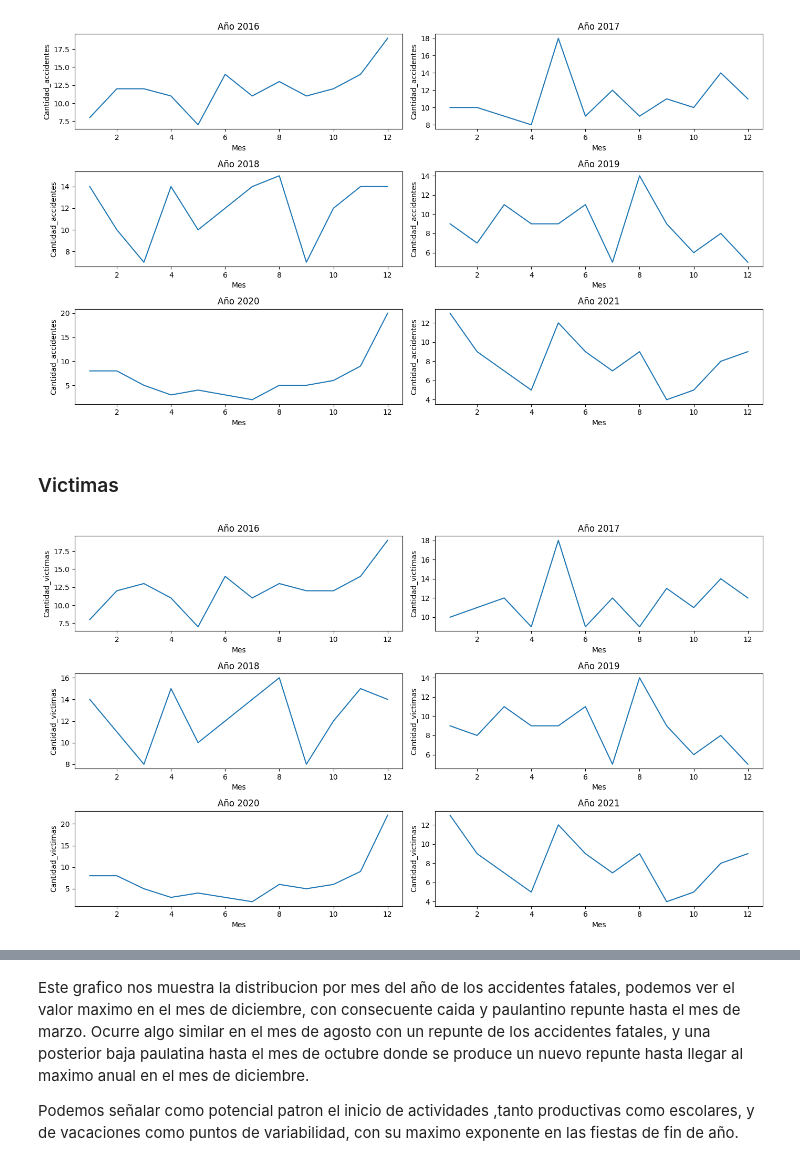
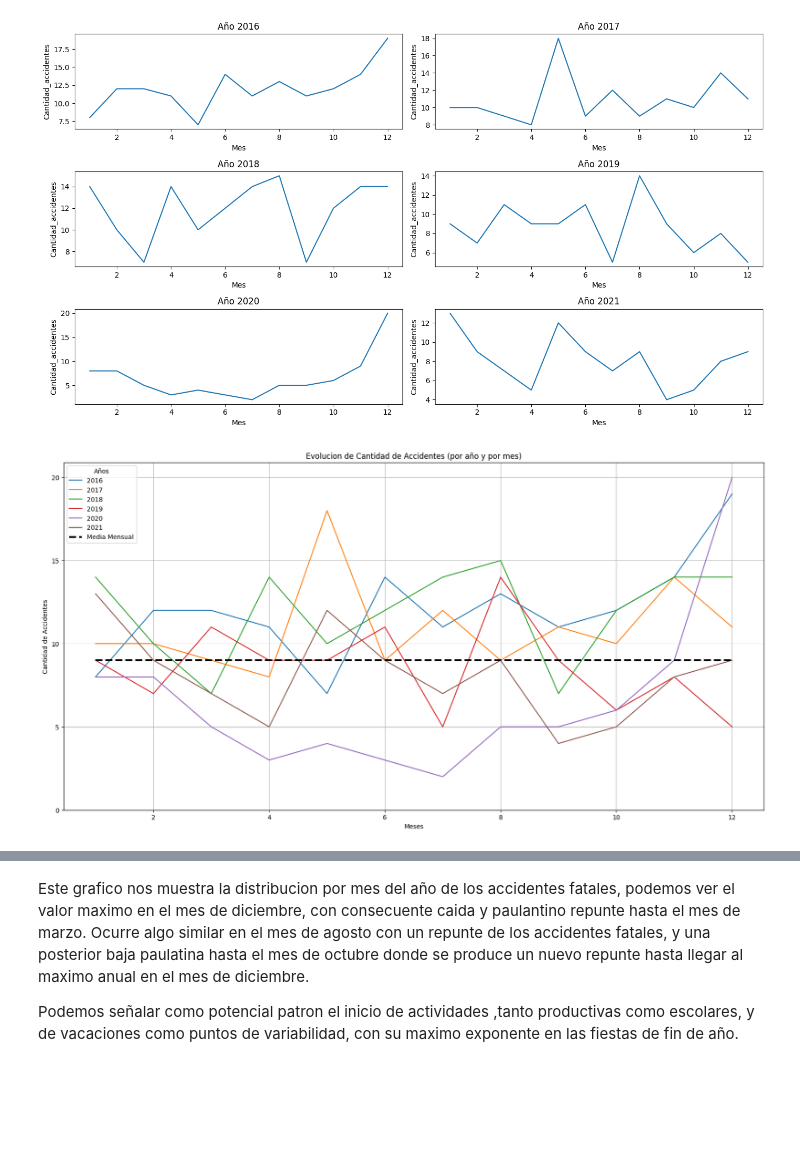
Before and after one commit to marco11235813/PI_DataAnalytics, a Jupyter notebook: Jupiter_Notebooks/EDA.ipynb, the cells around one changed output, grey strips where cells are left out. Drawn from its saved outputs; the diff is of its cells as text; code cells hidden in the pictures; blank space fills up the shorter version.

```diff
--- a/Jupiter_Notebooks/EDA.ipynb
+++ b/Jupiter_Notebooks/EDA.ipynb
@@ -12,7 +12,7 @@ import resources
 import warnings
 warnings.filterwarnings(action= 'ignore')
 # %%
-df_unido = pd.read_parquet('C:/Users/usuario/Desktop/PI_DA/data/df_unido.parquet')
+df_unido = pd.read_parquet('../data/df_unido.parquet')
 # %% [markdown]
 # ANALISIS PRELIMINAR DE CARACTERISTICAS GENERALES
 # %% [markdown]
@@ -403,9 +401,7 @@ Buscamos patrones en la distribucion de los datos
 resources.distribucion_anual_mensual(df_unido,'accidentes')
 # %% [output]
 [figure]
-# %% [markdown]
-### Victimas
 # %%
-resources.distribucion_anual_mensual(df_unido,'victimas')
+resources.distribucion_anual_mensual_x_media(df_unido)
 # %% [output]
-[figure, old version]
+[figure, new version]
```
Also changed, not shown: parts of 20 cells of this notebook, 4 other files.
